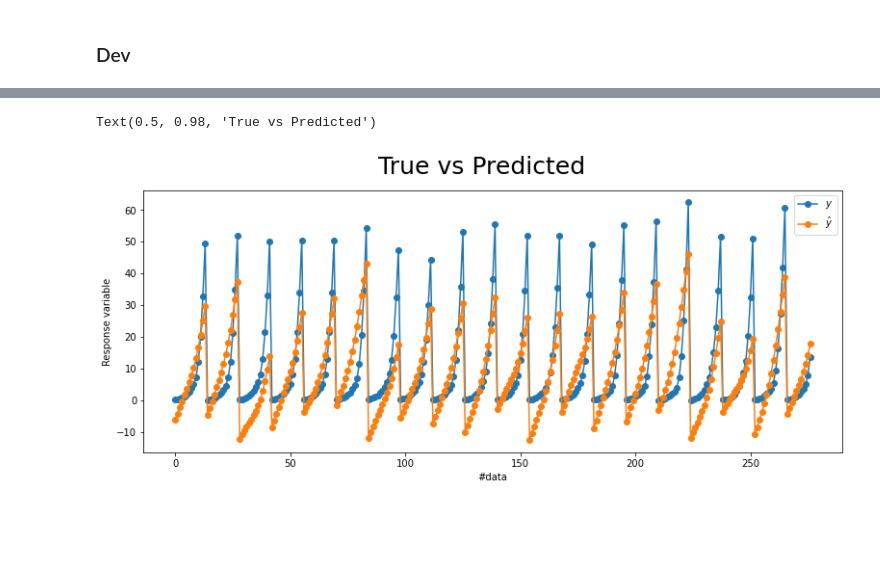
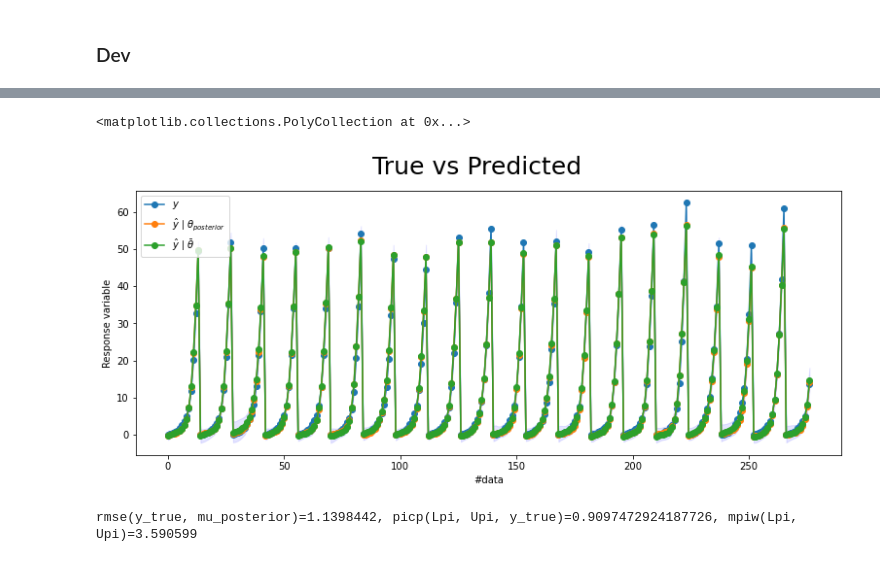
Before and after one commit to Vemundss/dt8122-2021, a Jupyter notebook: notebooks/matrixND.ipynb, the cells around one changed output, grey strips where cells are left out. Saved outputs shown, nothing was run; the diff lists cells and outputs as text; code cells hidden in the pictures; blank space fills up the shorter version.

```diff
--- a/notebooks/matrixND.ipynb
+++ b/notebooks/matrixND.ipynb
@@ -38,7 +38,7 @@ dataset_path = datasets_path + dataset_name
 trainloader = torch.utils.data.DataLoader(Dataset(X_train, y_train, dataset_name.split('.')[0], normalize=True),
                                          batch_size:=128, shuffle:=True)
 # %%
-net = MND_BNN(input_size:=X_train.shape[-1], hidden_size:=input_size, output_size:=1)
+net = MND_BNN_alternative(input_size:=X_train.shape[-1], hidden_size:=input_size, output_size:=1)
 # %% [markdown]
 ### Dev
 # %%
@@ -106,17 +107,28 @@ for epoch in range(NUM_EPOCHS:=5000):
+# %%
+# do predictions
+Lpi, Upi, mu_posterior, mu_pred = net.monte_carlo_PI(trainloader.dataset[:][0], nsamples=50, percentile=0.95)
+
+# invert prediction normalization
+invert_normalization = lambda y: y * trainloader.dataset.stdy + trainloader.dataset.muy
+Lpi, Upi, mu_posterior, mu_pred, y_true = map(invert_normalization, \
+                                        (Lpi, Upi, mu_posterior, mu_pred, trainloader.dataset[:][1]))
 # %%
-W1, W2 = net.sample_weights()
-# model prediction
-preds = net(trainloader.dataset[:][0], W1, W2).detach().numpy() # forward dataset
-preds = preds * trainloader.dataset.stdy + trainloader.dataset.muy # rescale
-
 # plotting
 fig, ax = plt.subplots(figsize=(13,5))
-ax.plot(y_train, "-o", label="$y$")
-ax.plot(preds, "-o", label="$\hat{y}$")
+ax.plot(y_true, "-o", label="$y$")
+ax.plot(mu_posterior[:,0], "-o", label="$\\hat{y} \\mid \\theta_{posterior}$")
+ax.plot(mu_pred[:,0], "-o", label="$\\hat{y} \\mid \\bar{\\theta}$")
+#ax.plot(preds, "-o", label="$\hat{y}$")
 ax.set_xlabel("#data")
 ax.set_ylabel("Response variable")
 ax.legend()
 fig.suptitle("True vs Predicted", size=25)
+ax.fill_between(np.arange(len(y_train)), Lpi[:,0], Upi[:,0], color='b', alpha=.1)
 # %% [output]
-Text(0.5, 0.98, 'True vs Predicted')
+<matplotlib.collections.PolyCollection at 0x...>
-[figure, old version]
+[figure, new version]
+# %%
+# evaluate model
+print(f"{rmse(y_true, mu_posterior)=}, {picp(Lpi, Upi, y_true)=}, {mpiw(Lpi, Upi)=}")
+# %% [output]
+rmse(y_true, mu_posterior)=1.1398442, picp(Lpi, Upi, y_true)=0.9097472924187726, mpiw(Lpi, Upi)=3.590599
```
Also changed, not shown: parts of 8 cells of this notebook, 3 other files.
